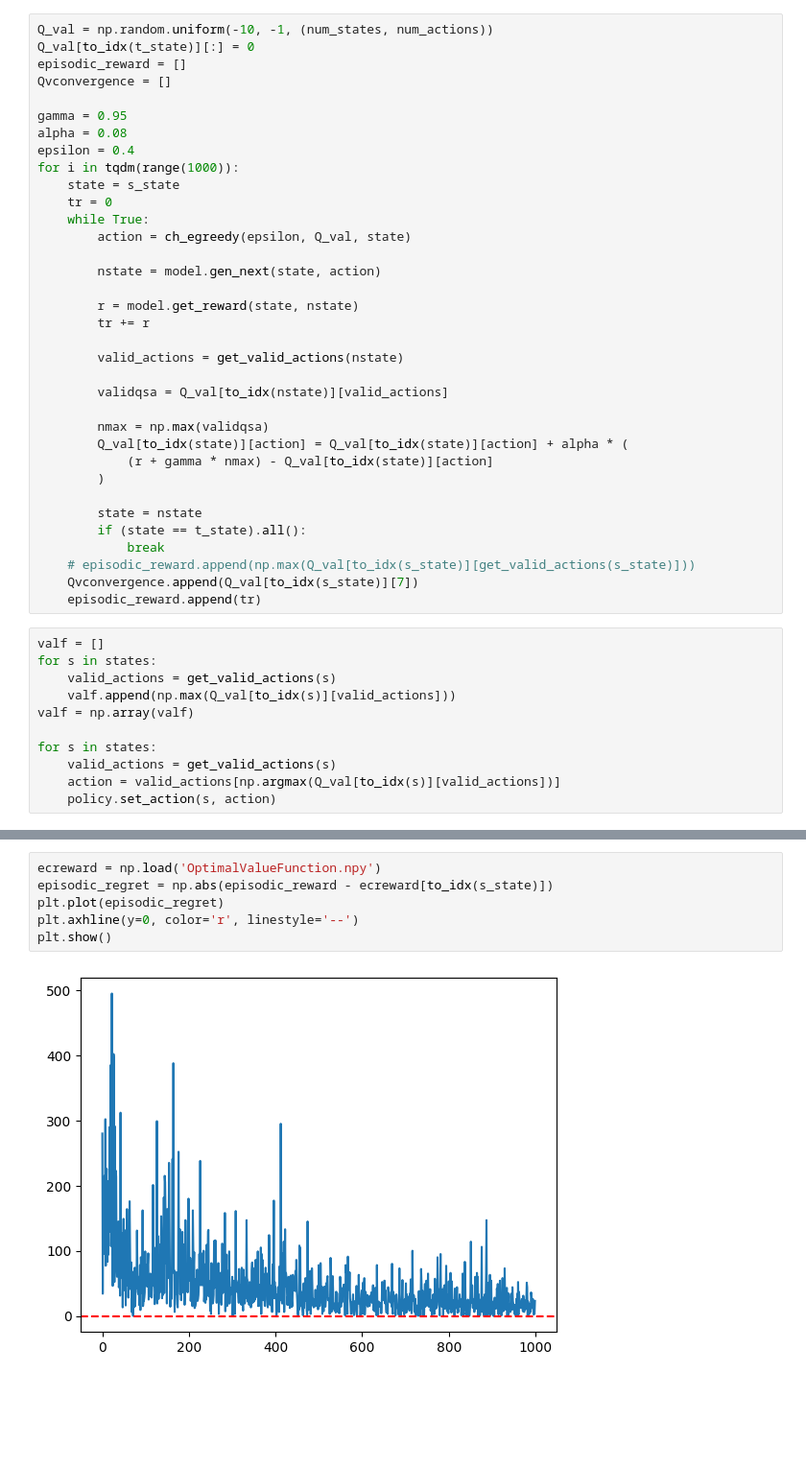
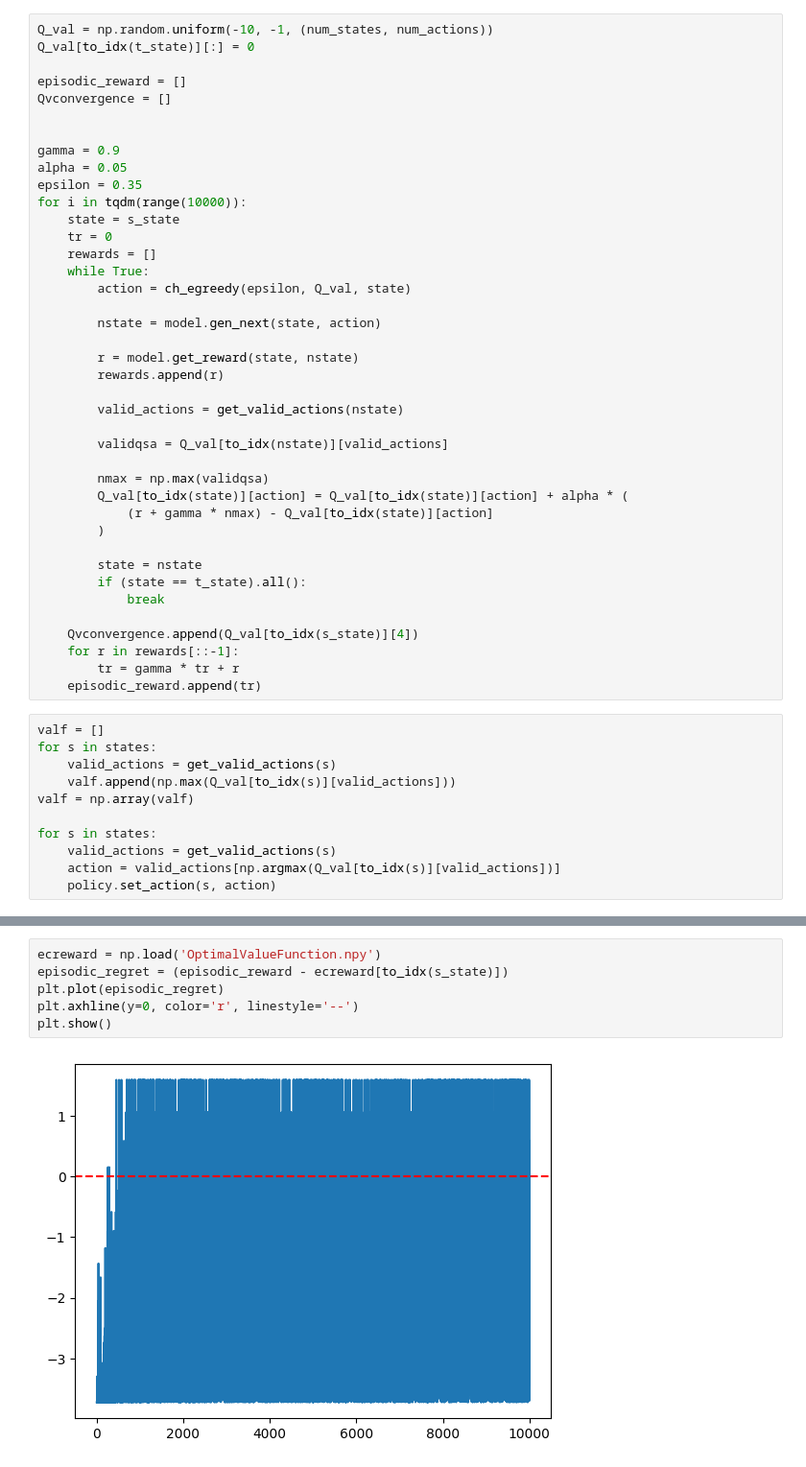
Before and after one commit to BuzzingTaz/RL-Project-1, a Jupyter notebook: QL.ipynb, the cells around one changed output, grey strips where cells are left out. Shown at 96% size. Drawn from its saved outputs; the diff is of its cells as text; blank space fills up the shorter version.

```diff
--- a/QL.ipynb
+++ b/QL.ipynb
@@ -28,22 +28,25 @@ policy = Policy(num_states, num_actions, PolicyInit.RANDOM)
 # %%
 Q_val = np.random.uniform(-10, -1, (num_states, num_actions))
 Q_val[to_idx(t_state)][:] = 0
+
 episodic_reward = []
 Qvconvergence = []
 
-gamma = 0.95
-alpha = 0.08
-epsilon = 0.4
-for i in tqdm(range(1000)):
+
+gamma = 0.9
+alpha = 0.05
+epsilon = 0.35
+for i in tqdm(range(10000)):
     state = s_state
     tr = 0
+    rewards = []
     while True:
         action = ch_egreedy(epsilon, Q_val, state)
 
         nstate = model.gen_next(state, action)
 
         r = model.get_reward(state, nstate)
-        tr += r
+        rewards.append(r)
 
         valid_actions = get_valid_actions(nstate)
 
@@ -57,8 +60,10 @@ for i in tqdm(range(1000)):
         state = nstate
         if (state == t_state).all():
             break
-    # episodic_reward.append(np.max(Q_val[to_idx(s_state)][get_valid_actions(s_state)]))
-    Qvconvergence.append(Q_val[to_idx(s_state)][7])
+
+    Qvconvergence.append(Q_val[to_idx(s_state)][4])
+    for r in rewards[::-1]:
+        tr = gamma * tr + r
     episodic_reward.append(tr)
 # %%
 valf = []
@@ -89,11 +98,11 @@ plt.plot(Qvconvergence)
 # %%
 ecreward = np.load('OptimalValueFunction.npy')
-episodic_regret = np.abs(episodic_reward - ecreward[to_idx(s_state)])
+episodic_regret = (episodic_reward - ecreward[to_idx(s_state)])
 plt.plot(episodic_regret)
 plt.axhline(y=0, color='r', linestyle='--')
 plt.show()
 # %% [output]
-[figure, old version]
+[figure, new version]
 # %%
 cummulative_regret = np.cumsum(episodic_regret)
 plt.plot(cummulative_regret)
```
Also changed, not shown: parts of 7 cells of this notebook, 5 other files.
